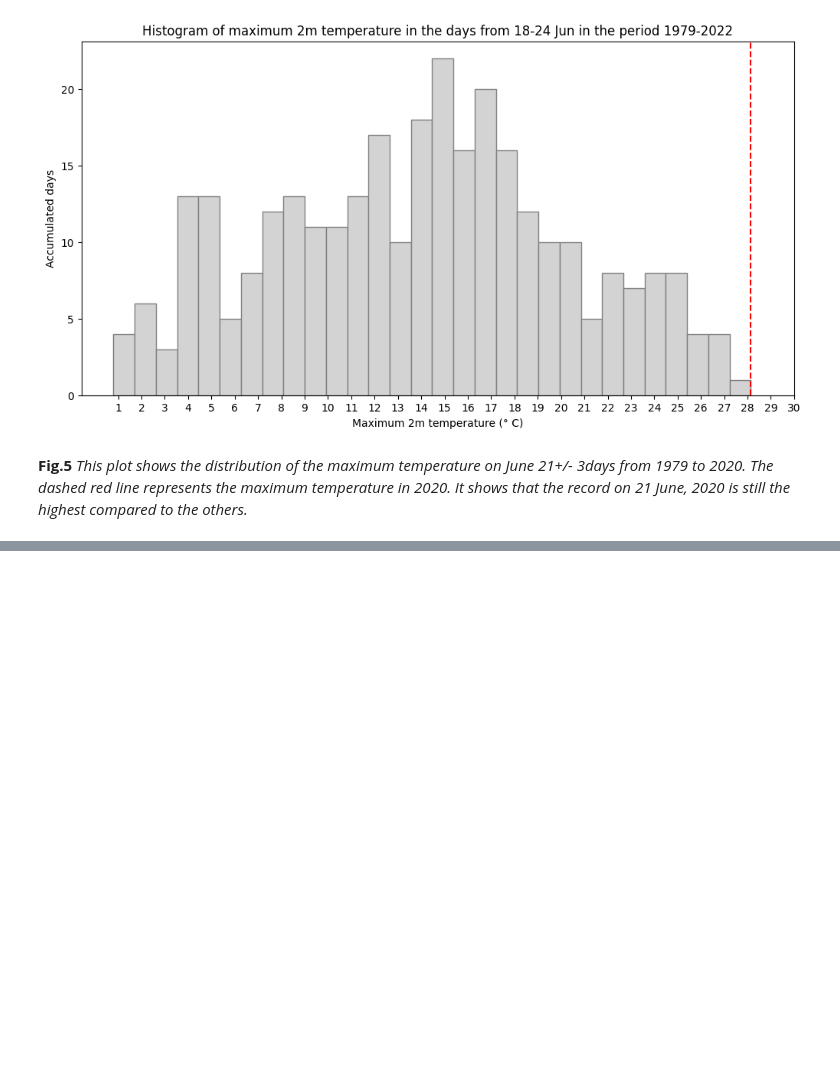
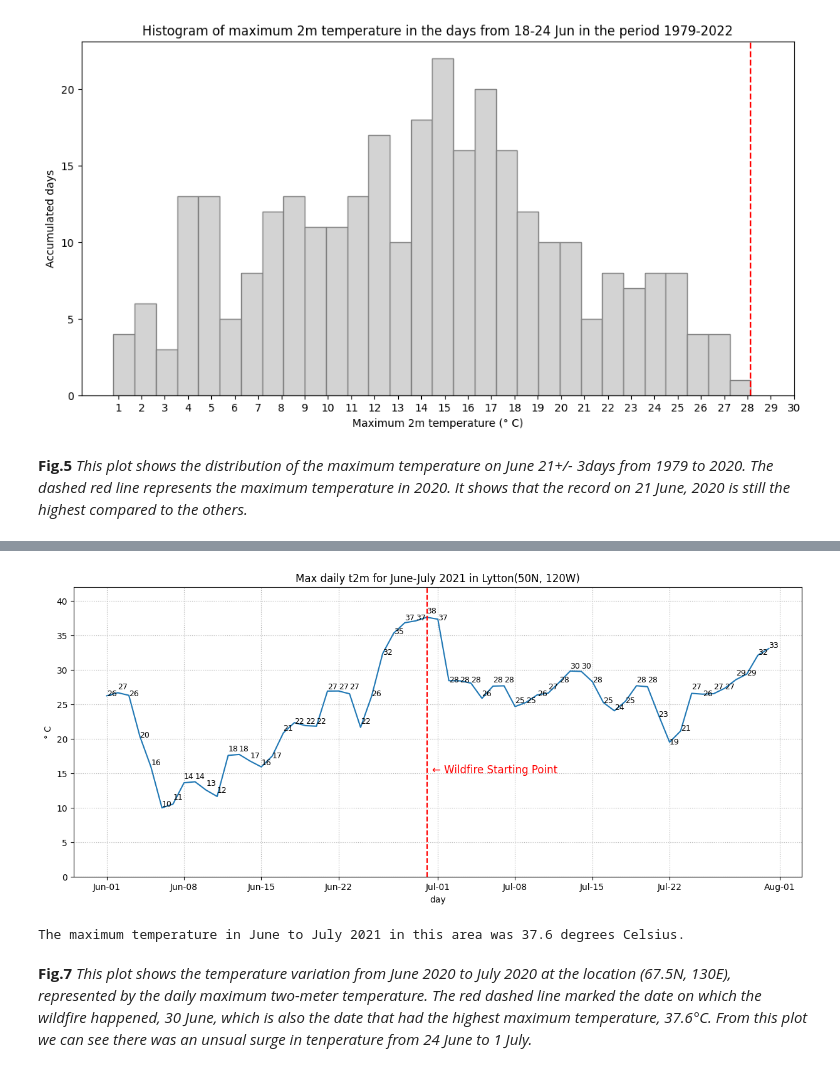
Before and after one commit to xinhe-zhang/heatwave, a Jupyter notebook: HW1.ipynb, the cells around one changed output, grey strips where cells are left out. Cells and saved outputs as stored; diff of their text form; code cells hidden in the pictures; blank space fills up the shorter version.

```diff
--- a/HW1.ipynb
+++ b/HW1.ipynb
@@ -399,0 +396,4 @@ plt.colorbar()
+# %%
+#Select the month(June-July) and Lytton(50N, 120W)
+LT_t2m=ds.sel(time=ds.time.dt.month.isin([6, 7])).sel(lat=50, lon=240, method="nearest")
+print(LT_t2m)
@@ -399,0 +414,3 @@ plt.colorbar()
+# %%
+LT_mx2t = LT_t2m['mx2t']
+print(LT_mx2t)
@@ -399,0 +425,5 @@ plt.colorbar()
+# %%
+#filter 2021 June-July
+LT_2021_max = LT_mx2t.sel(time=slice('2021-06-01', '2021-07-31'))
+print(LT_2021_max)
+#now we got data only in the 61 days in June-July, 2021
@@ -399,0 +447,16 @@ plt.colorbar()
+# %%
+#a line plot that shows temperature fluctuation in June, 2002
+fig, ax = plt.subplots(1, 1, figsize = (15, 6))
+ax.plot(LT_2021_max.time, LT_2021_max)
+ax.set_ylim(0,42)
+ax.set_title('Max daily t2m for June-July 2021 in Lytton(50N, 120W)')
+ax.set_ylabel('° C')
+ax.set_xlabel('day')
+ax.grid(linestyle='dotted')
+ax.xaxis.set_major_formatter(mdates.DateFormatter('%b-%d'))
+#put the max.T value on each point
+for i,j in zip(LT_2021_max.time, np.around(LT_2021_max.values, 0).astype(int)):
+    ax.annotate(str(j),xy=(i,j+0.2),fontsize=9)
+plt.axvline(pd.Timestamp('2021-06-30'), color = 'red', label = 'axvline - full height', linestyle='--')
+ax.annotate('← Wildfire Starting Point', xy=(pd.Timestamp('2021-06-30 12:00:00'), 15), fontsize=12, color = 'red')
+# %% [output]
@@ -399,0 +464,9 @@ plt.colorbar()
+[figure, added]
+# %%
+print('The maximum temperature in June to July 2021 in this area was',
+      np.around(LT_2021_max.max().values, 2), 'degrees Celsius.')
+# %% [output]
+The maximum temperature in June to July 2021 in this area was 37.6 degrees Celsius.
+# %% [markdown]
+**Fig.7**
+*This plot shows the temperature variation from June 2020 to July 2020 at the location (67.5N, 130E), represented by the daily maximum two-meter temperature. The red dashed line marked the date on which the wildfire happened, 30 June, which is also the date that had the highest maximum temperature, 37.6°C. From this plot we can see there was an unsual surge in tenperature from 24 June to 1 July.*
```
Also changed, not shown: parts of 10 cells of this notebook.
